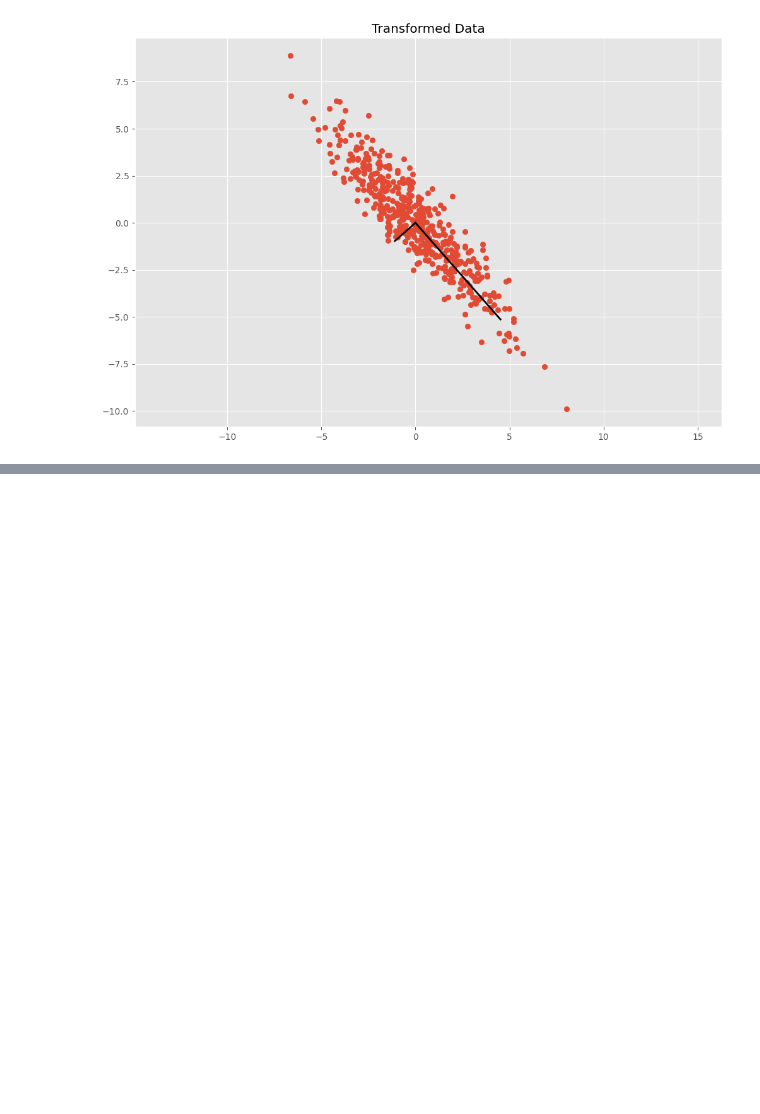
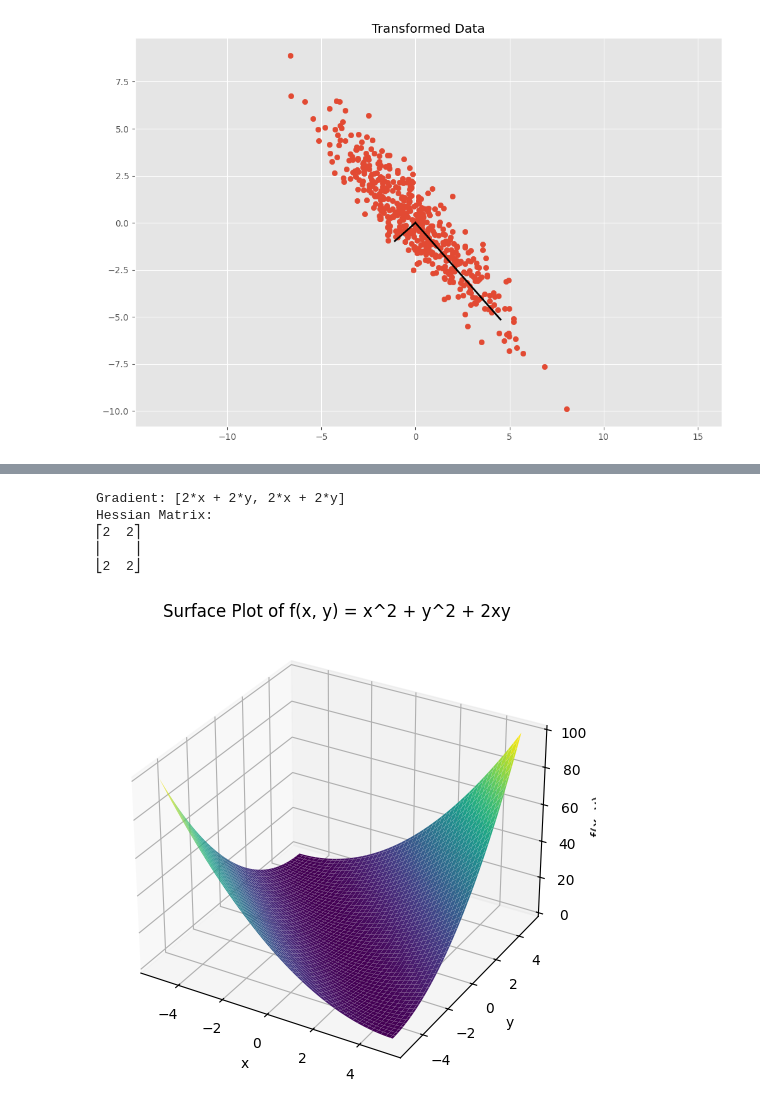
Before and after one commit to Shaik-Amaan-Ahmed/statistics, a Jupyter notebook: math-fun-vis/fun.ipynb, the cells around one changed output, grey strips where cells are left out. Saved outputs shown, nothing was run; the diff lists cells and outputs as text; code cells hidden in the pictures; blank space fills up the shorter version.

```diff
--- a/math-fun-vis/fun.ipynb
+++ b/math-fun-vis/fun.ipynb
@@ -108,0 +257,43 @@ plt.axis('equal');
+# %%
+import sympy as sp
+import numpy as np
+import matplotlib.pyplot as plt
+from mpl_toolkits.mplot3d import Axes3D
+
+# Step 1: Define symbols and function
+x, y = sp.symbols('x y')
+f = x**2 + y**2 + 2*x*y
+
+# Step 2: First-order derivatives (Gradient)
+grad_f = [sp.diff(f, var) for var in (x, y)]
+print("Gradient:", grad_f)
+
+# Step 3: Second-order derivatives (Hessian matrix)
+hessian_f = sp.hessian(f, (x, y))
+print("Hessian Matrix:")
+sp.pprint(hessian_f)
+
+# Step 4: Convert sympy function to numpy function for plotting
+f_lambdified = sp.lambdify((x, y), f, modules='numpy')
+
+# Step 5: Plotting the surface
+x_vals = np.linspace(-5, 5, 100)
+y_vals = np.linspace(-5, 5, 100)
+X, Y = np.meshgrid(x_vals, y_vals)
+Z = f_lambdified(X, Y)
+
+fig = plt.figure(figsize=(10, 6))
+ax = fig.add_subplot(111, projection='3d')
+ax.plot_surface(X, Y, Z, cmap='viridis')
+ax.set_title('Surface Plot of f(x, y) = x^2 + y^2 + 2xy')
+ax.set_xlabel('x')
+ax.set_ylabel('y')
+ax.set_zlabel('f(x, y)')
+plt.show()
+# %% [output]
+Gradient: [2*x + 2*y, 2*x + 2*y]
+Hessian Matrix:
+⎡2  2⎤
+⎢    ⎥
+⎣2  2⎦
+[figure, added]
```
Also changed, not shown: parts of 14 cells of this notebook, 1 other file.
